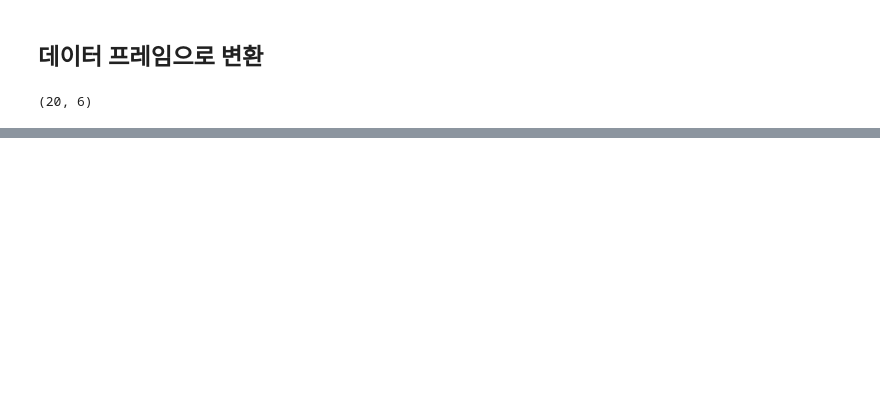
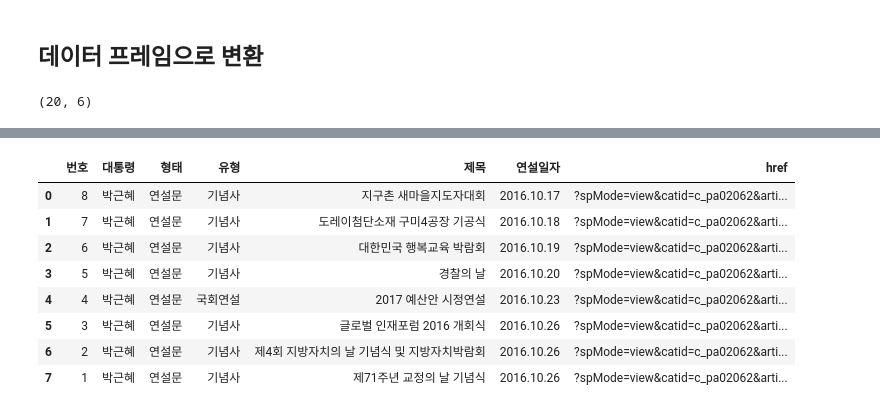
Before and after one commit to corazzon/web_scraping, a Jupyter notebook: 대통령기록관/연설기록.ipynb, the cells around one changed output, grey strips where cells are left out. Cells and saved outputs as stored; diff of their text form; code cells hidden in the pictures; blank space fills up the shorter version.

Commit message:
add page scrapping

```diff
--- a/대통령기록관/연설기록.ipynb
+++ b/대통령기록관/연설기록.ipynb
@@ -49,0 +154,26 @@ df.head()
+# %%
+def page_scrapping(page_no):
+    url = "https://www.pa.go.kr/research/contents/speech/index.jsp"
+    params = f"spMode=&artid=&catid=&pageIndex={page_no}&"
+    params = f"{params}searchHistoryCount=0&orderColumn=1&pageUnit=20"
+    response = requests.post(url, params=params, verify=False)
+    html = bs(response.text, "lxml")
+    tables = html.select("table")
+    df = pd.read_html(str(tables))[0]
+    a_list = html.select("table > tbody > tr > td.subject > a")
+    a_href = [a["href"] for a in a_list]
+    df["내용링크"] = a_href
+    return df
+# %%
+# 함수가 잘 동작하는지 확인
+page_scrapping(page_no=380)
+# %% [output]
+|  | 번호 | 대통령 | 형태 | 유형 | 제목 | 연설일자 | href |
+| 0 | 8 | 박근혜 | 연설문 | 기념사 | 지구촌 새마을지도자대회 | 2016.10.17 | ?spMode=view&catid=c_pa02062&arti... |
+| 1 | 7 | 박근혜 | 연설문 | 기념사 | 도레이첨단소재 구미4공장 기공식 | 2016.10.18 | ?spMode=view&catid=c_pa02062&arti... |
+| 2 | 6 | 박근혜 | 연설문 | 기념사 | 대한민국 행복교육 박람회 | 2016.10.19 | ?spMode=view&catid=c_pa02062&arti... |
+| 3 | 5 | 박근혜 | 연설문 | 기념사 | 경찰의 날 | 2016.10.20 | ?spMode=view&catid=c_pa02062&arti... |
+| 4 | 4 | 박근혜 | 연설문 | 국회연설 | 2017 예산안 시정연설 | 2016.10.23 | ?spMode=view&catid=c_pa02062&arti... |
+| 5 | 3 | 박근혜 | 연설문 | 기념사 | 글로벌 인재포럼 2016 개회식 | 2016.10.26 | ?spMode=view&catid=c_pa02062&arti... |
+| 6 | 2 | 박근혜 | 연설문 | 기념사 | 제4회 지방자치의 날 기념식 및 지방자치박람회 | 2016.10.26 | ?spMode=view&catid=c_pa02062&arti... |
+| 7 | 1 | 박근혜 | 연설문 | 기념사 | 제71주년 교정의 날 기념식 | 2016.10.26 | ?spMode=view&catid=c_pa02062&arti... |
```
Also changed, not shown: parts of 19 cells of this notebook.
